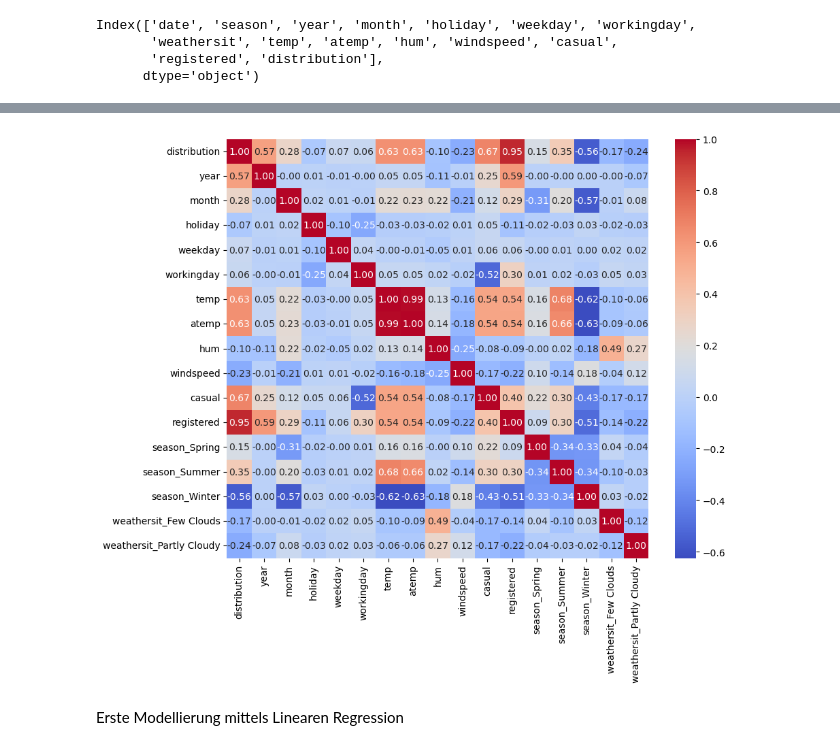
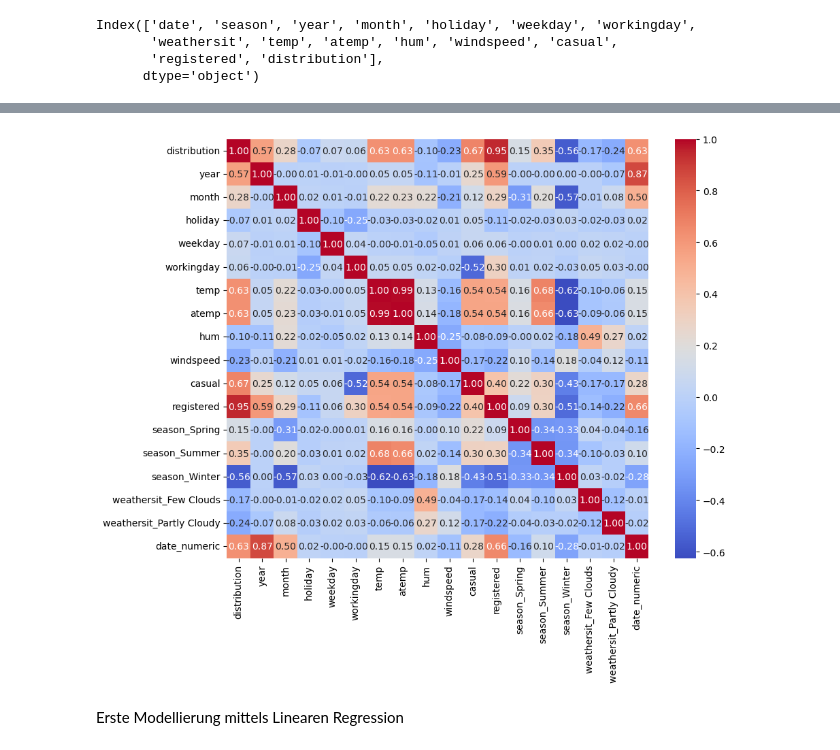
Before and after one commit to philhap/DS-Projektarbeit-Philipp-Heppler-Bike-Sharing, a Jupyter notebook: Digethic_Projektarbeit24_DS.ipynb, the cells around one changed output, grey strips where cells are left out. Cells and saved outputs as stored; diff of their text form; code cells hidden in the pictures.

```diff
--- a/Digethic_Projektarbeit24_DS.ipynb
+++ b/Digethic_Projektarbeit24_DS.ipynb
@@ -297,14 +304,14 @@ Index(['date', 'season', 'year', 'month', 'holiday', 'weekday', 'workingday',
        'registered', 'distribution'],
       dtype='object')
 # %%
-# Konvertiere 'date' in Datumsformat
-df['date'] = pd.to_datetime(df['date'])
-
-# Erstelle Dummy-Variablen für 'season'
+# Erstelle Dummy-Variablen für 'season' und 'weathersit'
 df = pd.get_dummies(df, columns=['season', 'weathersit'], drop_first=True)
 
-# Exkludiere 'date' von der Korrelation
-df_numeric = df.drop(columns=['date'])
+# Fortlaufende Zahl für jedes Datum erstellen (beginnend bei 1)
+df['date_numeric'] = np.arange(1, len(df) + 1)
+
+# Entferne die ursprüngliche 'date'-Spalte, falls gewünscht
+df = df.drop(columns=['date'])
 
 print(df.head())
 df.dtypes
@@ -347,18 +354,18 @@ weathersit_Partly Cloudy              bool
 dtype: object
 # %%
 # Berechne Korrelationen nur für numerische Features
-corr = df_numeric.corr()
+corr = df.corr()
 
 # Sortieren der Matrix so, dass 'distribution' die erste Zeile/Spalte ist
 cols = ['distribution'] + [col for col in corr.columns if col != 'distribution']
 corr = corr.loc[cols, cols]
 
 # Heatmap erstellen
 plt.figure(figsize=(10,8))
 sns.heatmap(corr, annot=True, cmap='coolwarm', fmt='.2f')
 plt.show()
 # %% [output]
-[figure, old version]
+[figure, new version]
 # %% [markdown]
 Erste Modellierung mittels Linearen Regression
 # %%
```
Also changed, not shown: parts of 36 cells of this notebook.
